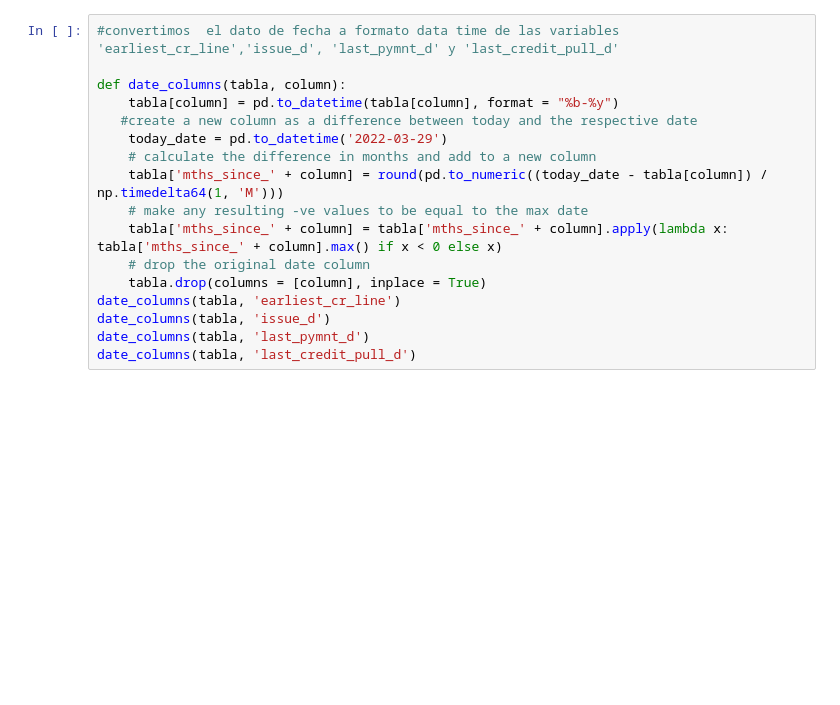
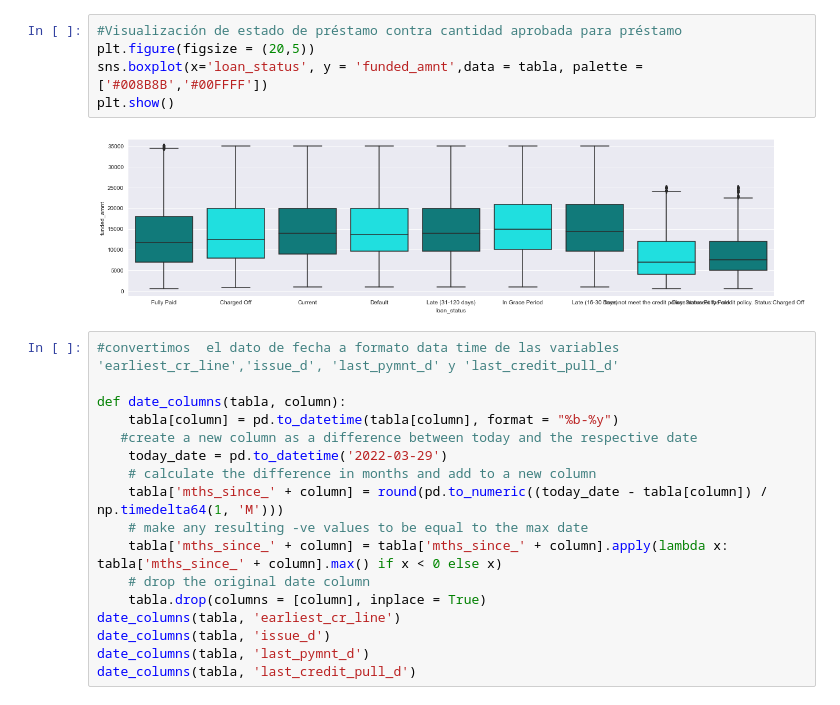
Before and after one commit to lesarmiento37/coder-proyecto, a Jupyter notebook: Copia_de_ProyectoCoderhouse.ipynb, the cells around one changed output. Cells and saved outputs as stored; diff of their text form; blank space fills up the shorter version.

```diff
--- a/Copia_de_ProyectoCoderhouse.ipynb
+++ b/Copia_de_ProyectoCoderhouse.ipynb
@@ -241,3 +97,10 @@ AttributeError: Can only use .str accessor with string values!
+# %%
+#Visualización de estado de préstamo contra cantidad aprobada para préstamo
+plt.figure(figsize = (20,5))
+sns.boxplot(x='loan_status', y = 'funded_amnt',data = tabla, palette = ['#008B8B','#00FFFF'])
+plt.show()
+# %% [output]
+[figure, added]
 # %%
 #convertimos  el dato de fecha a formato data time de las variables 'earliest_cr_line','issue_d', 'last_pymnt_d' y 'last_credit_pull_d'
 
```
Also changed, not shown: parts of 60 cells of this notebook, 2 other files.
